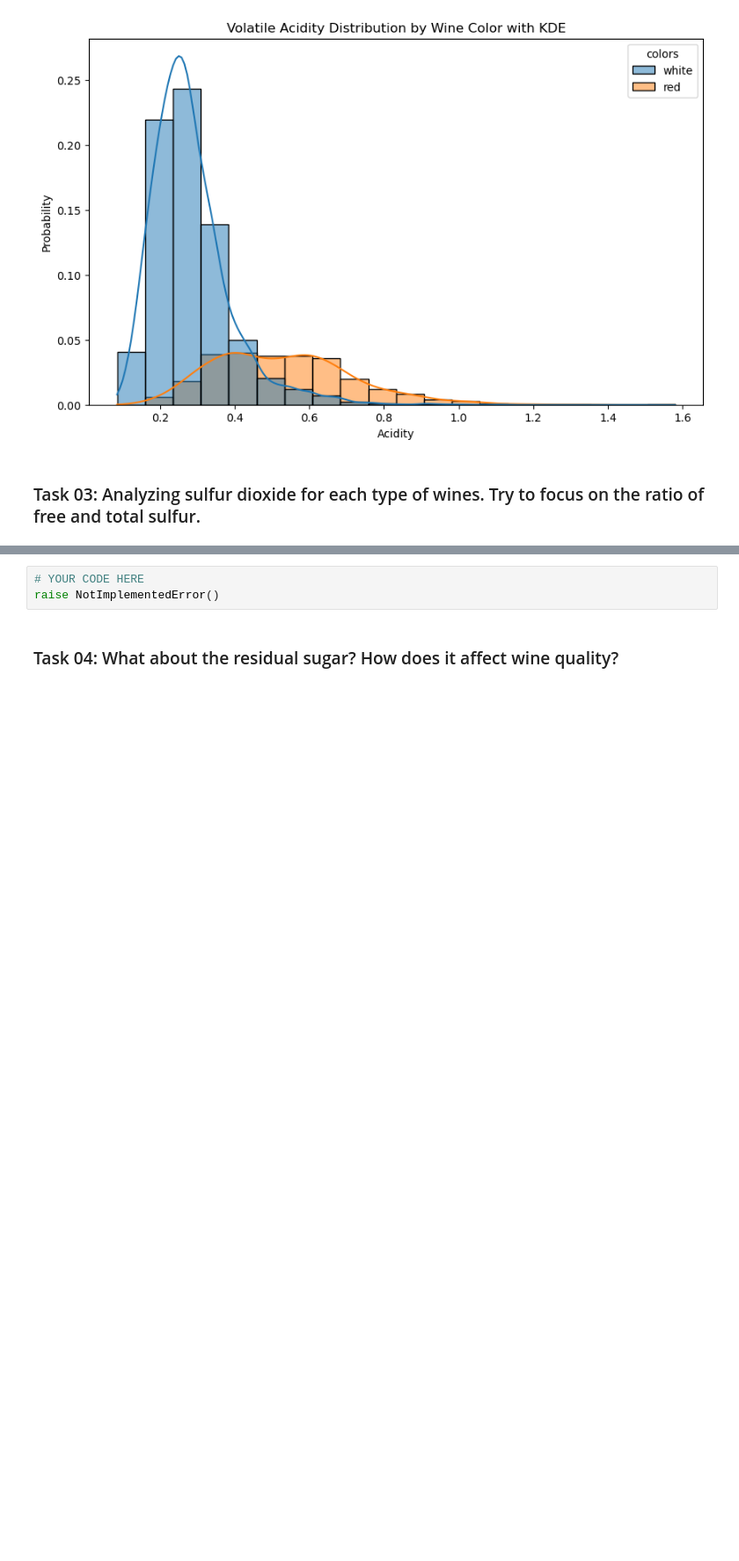
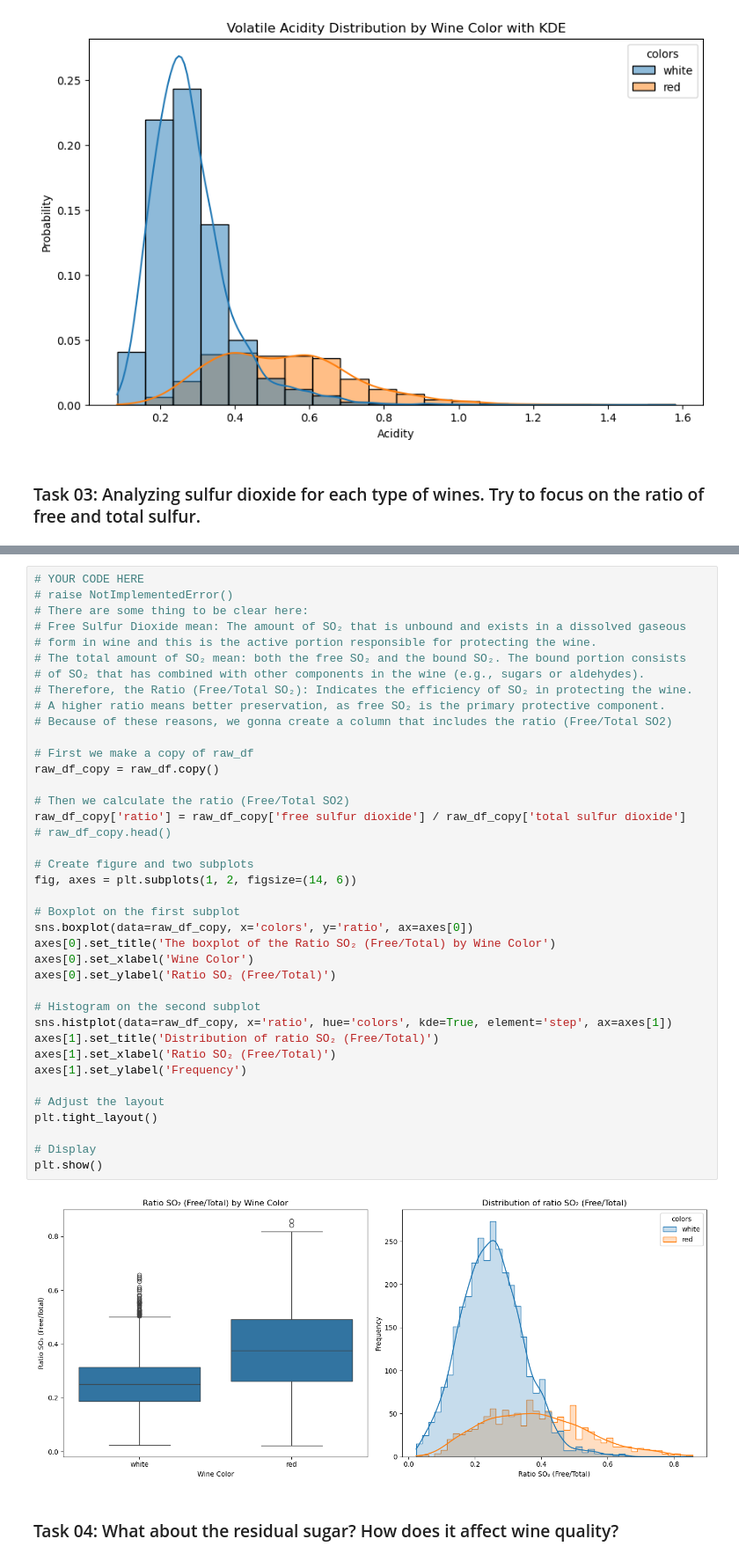
Before and after one commit to KhoaUs/KhoaUs, a Jupyter notebook: HW02.ipynb, the cells around one changed output, grey strips where cells are left out. Shown at 88% size. Saved outputs shown, nothing was run; the diff lists cells and outputs as text; blank space fills up the shorter version.

```diff
--- a/HW02.ipynb
+++ b/HW02.ipynb
@@ -446,6 +492,44 @@ raise NotImplementedError()
 # %%
 # YOUR CODE HERE
-raise NotImplementedError()
+# raise NotImplementedError()
+# There are some thing to be clear here:
+# Free Sulfur Dioxide mean: The amount of SO₂ that is unbound and exists in a dissolved gaseous
+# form in wine and this is the active portion responsible for protecting the wine.
+# The total amount of SO₂ mean: both the free SO₂ and the bound SO₂. The bound portion consists
+# of SO₂ that has combined with other components in the wine (e.g., sugars or aldehydes).
+# Therefore, the Ratio (Free/Total SO₂): Indicates the efficiency of SO₂ in protecting the wine.
+# A higher ratio means better preservation, as free SO₂ is the primary protective component.
+# Because of these reasons, we gonna create a column that includes the ratio (Free/Total SO2)
+
+# First we make a copy of raw_df
+raw_df_copy = raw_df.copy()
+
+# Then we calculate the ratio (Free/Total SO2)
+raw_df_copy['ratio'] = raw_df_copy['free sulfur dioxide'] / raw_df_copy['total sulfur dioxide']
+# raw_df_copy.head()
+
+# Create figure and two subplots
+fig, axes = plt.subplots(1, 2, figsize=(14, 6))
+
+# Boxplot on the first subplot
+sns.boxplot(data=raw_df_copy, x='colors', y='ratio', ax=axes[0])
+axes[0].set_title('The boxplot of the Ratio SO₂ (Free/Total) by Wine Color')
+axes[0].set_xlabel('Wine Color')
+axes[0].set_ylabel('Ratio SO₂ (Free/Total)')
+
+# Histogram on the second subplot
+sns.histplot(data=raw_df_copy, x='ratio', hue='colors', kde=True, element='step', ax=axes[1])
+axes[1].set_title('Distribution of ratio SO₂ (Free/Total)')
+axes[1].set_xlabel('Ratio SO₂ (Free/Total)')
+axes[1].set_ylabel('Frequency')
+
+# Adjust the layout
+plt.tight_layout()
+
+# Display
+plt.show()
+# %% [output]
+[figure, added]
 # %% [markdown]
 ### Task 04: What about the residual sugar? How does it affect wine quality?
 # %%
```
Also changed, not shown: parts of 3 cells of this notebook.
